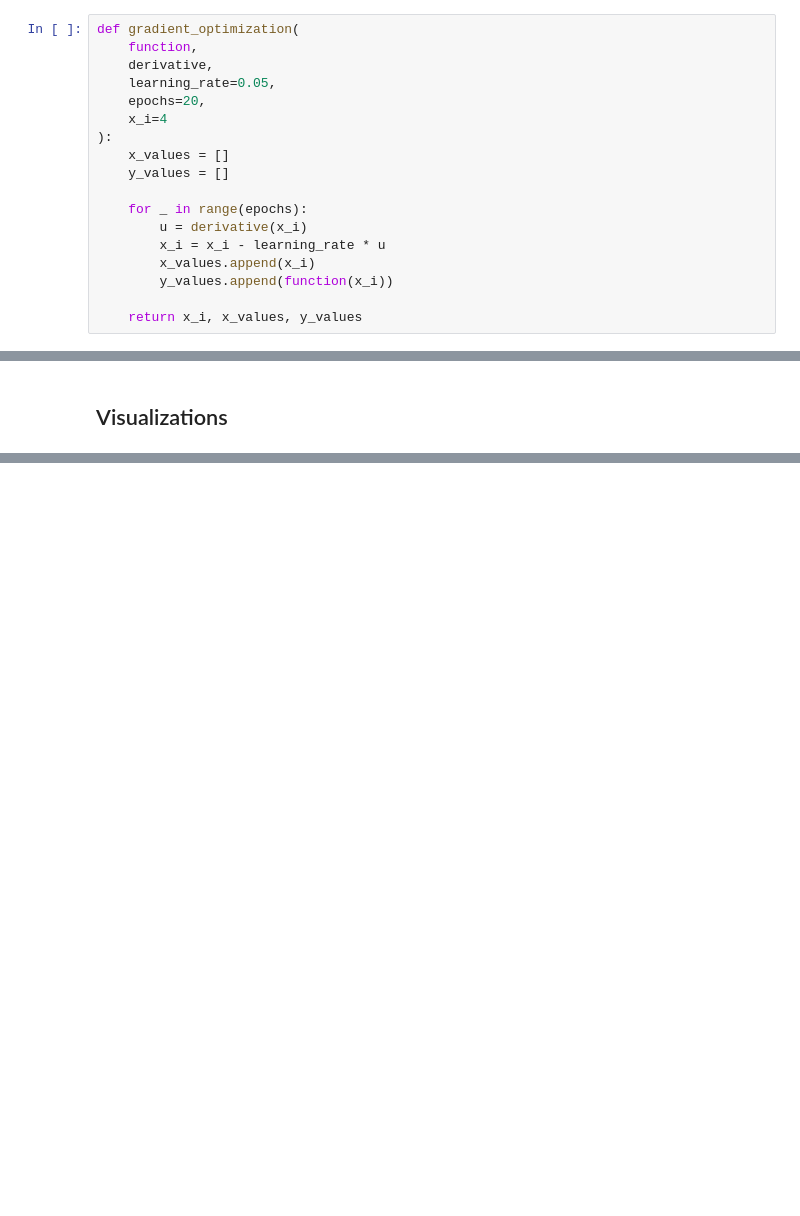
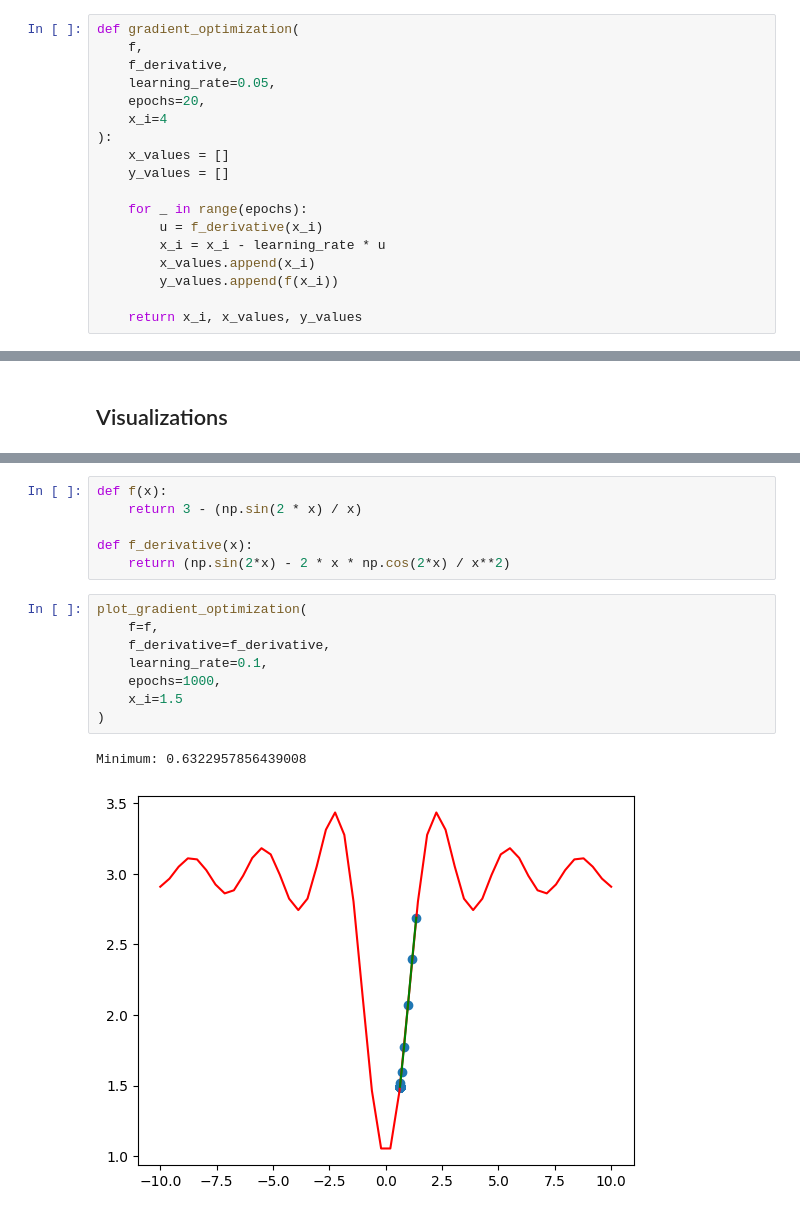
Before and after one commit to steiner-julian/deep-learning-for-natural-language-processing, a Jupyter notebook: 01_Gradient_based_Optimization/Gradient_based_Optimization.ipynb, the cells around one changed output, grey strips where cells are left out. Cells and saved outputs as stored; diff of their text form; blank space fills up the shorter version.

```diff
--- a/01_Gradient_based_Optimization/Gradient_based_Optimization.ipynb
+++ b/01_Gradient_based_Optimization/Gradient_based_Optimization.ipynb
@@ -15,8 +5,8 @@ def f_derivative(x):
 ## Gradient based Optimization
 # %%
 def gradient_optimization(
-    function,
-    derivative,
+    f,
+    f_derivative,
     learning_rate=0.05,
     epochs=20,
     x_i=4
@@ -25,9 +15,9 @@ def gradient_optimization(
     y_values = []
 
     for _ in range(epochs):
-        u = derivative(x_i)
+        u = f_derivative(x_i)
         x_i = x_i - learning_rate * u
         x_values.append(x_i)
-        y_values.append(function(x_i))
+        y_values.append(f(x_i))
 
     return x_i, x_values, y_values
@@ -53,0 +85,17 @@ plt.show()
+# %%
+def f(x):
+    return 3 - (np.sin(2 * x) / x)
+
+def f_derivative(x):
+    return (np.sin(2*x) - 2 * x * np.cos(2*x) / x**2)
+# %%
+plot_gradient_optimization(
+    f=f,
+    f_derivative=f_derivative,
+    learning_rate=0.1,
+    epochs=1000,
+    x_i=1.5
+)
+# %% [output]
+Minimum: 0.6322957856439008
+[figure, added]
```
Also changed, not shown: parts of 13 cells of this notebook.
